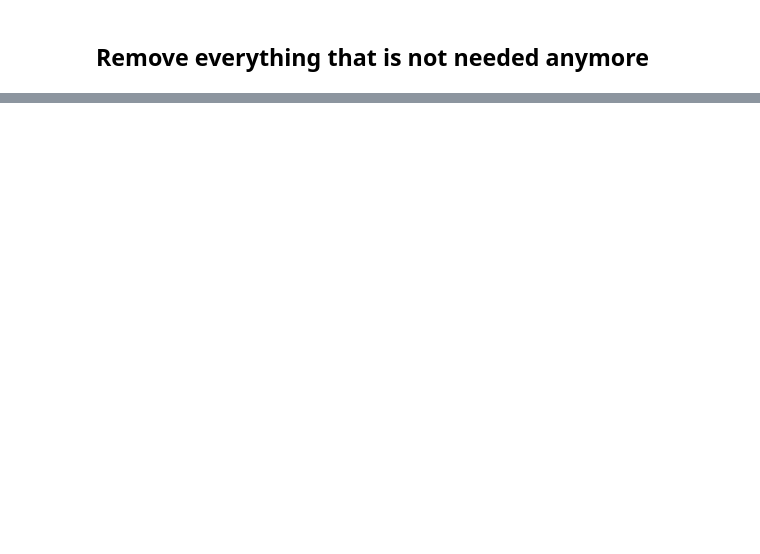
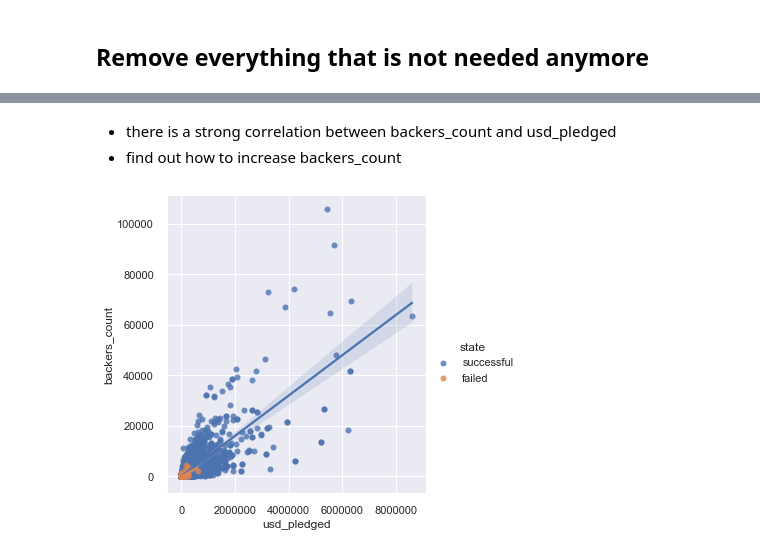
Before and after one commit to skrutzky/Project-2_Kickstarter, a Jupyter notebook: DS-Project-2_Kickstarter.ipynb, the cells around one changed output, grey strips where cells are left out. Saved outputs shown, nothing was run; the diff lists cells and outputs as text; code cells hidden in the pictures; blank space fills up the shorter version.

```diff
--- a/DS-Project-2_Kickstarter.ipynb
+++ b/DS-Project-2_Kickstarter.ipynb
@@ -17,0 +53,32 @@ import operator
+# %%
+import pandas as pd
+import glob
+import numpy as np
+import operator
+import seaborn as sns
+import matplotlib.pyplot as plt
+from numpy import median
+
+from sklearn.model_selection import train_test_split
+from sklearn.pipeline import Pipeline
+from sklearn.compose import ColumnTransformer
+from sklearn.preprocessing import OneHotEncoder, StandardScaler
+from sklearn.impute import SimpleImputer
+from sklearn.linear_model import LogisticRegression
+from sklearn.model_selection import cross_val_predict, cross_val_score, cross_validate
+from sklearn.metrics import roc_curve, confusion_matrix, accuracy_score, recall_score, precision_score
+from sklearn.metrics import classification_report, confusion_matrix
+from sklearn.ensemble import RandomForestClassifier
+from sklearn.tree import DecisionTreeClassifier
+from sklearn.svm import SVC
+from sklearn.ensemble import AdaBoostClassifier
+from sklearn.model_selection import GridSearchCV
+from sklearn.metrics import make_scorer
+from sklearn.base import clone
+
+%matplotlib inline
+plt.style.use('seaborn')
+sns.set(style="darkgrid")
+
+# Set random seed
+RSEED = 42
@@ -405,0 +740,9 @@ Index(['backers_count', 'country', 'created_at', 'currency',
+# %% [markdown]
+* there is a strong correlation between backers_count and usd_pledged
+* find out how to increase backers_count
+# %%
+g = sns.lmplot(x='usd_pledged', y='backers_count', hue='state',data=df)
+#sns.regplot(x="x", y="y", data=df, scatter=False, ax=g.axes[0, 0])
+#sns.regplot(x=df.state,y = df.backers_count, scatter=False, ax=g.axes[0, 0]);
+# %% [output]
+[figure, added]
```
Also changed, not shown: parts of 146 cells of this notebook.
